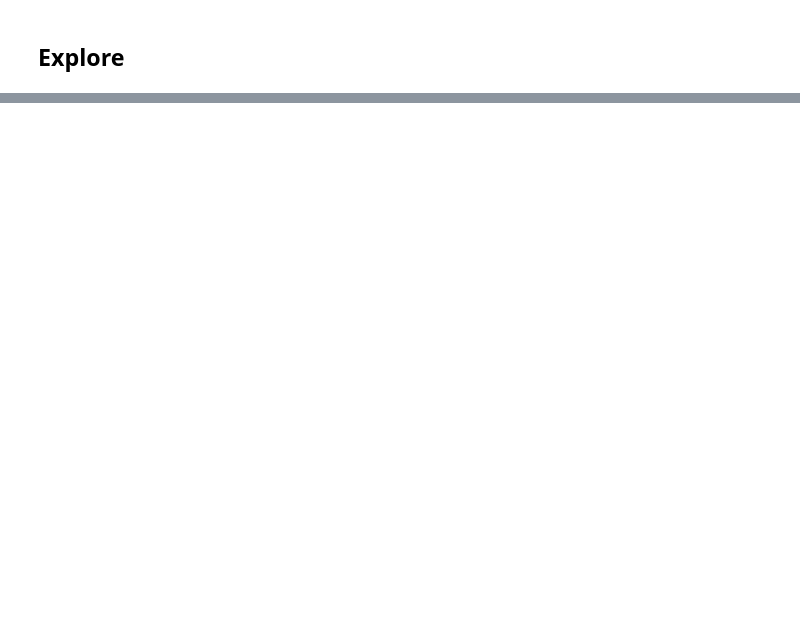
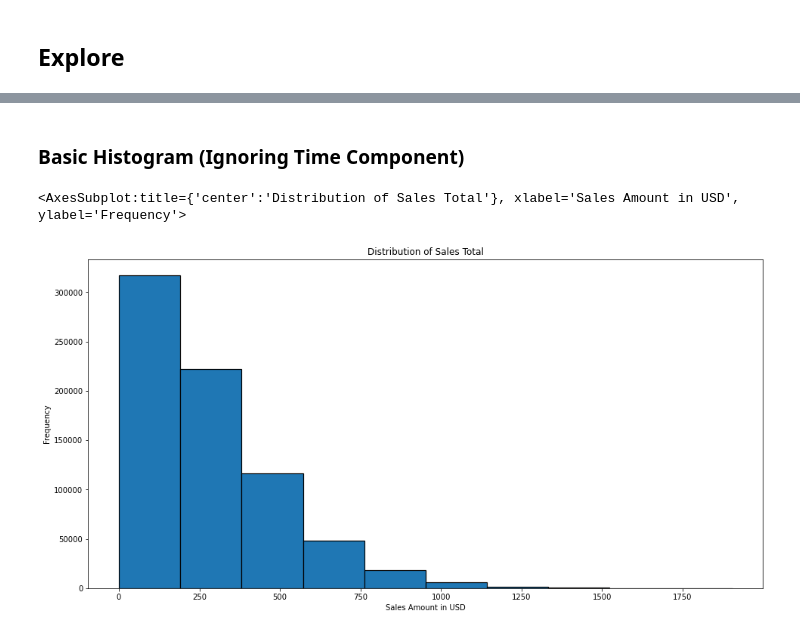
Before and after one commit to m3redithw/time-series-exercises, a Jupyter notebook: explore.ipynb, the cells around one changed output, grey strips where cells are left out. Saved outputs shown, nothing was run; the diff lists cells and outputs as text; code cells hidden in the pictures; blank space fills up the shorter version.

```diff
--- a/explore.ipynb
+++ b/explore.ipynb
@@ -40,2 +63,5 @@ df.head()
 # %% [markdown]
 ## Explore
+# %%
+y = train.sales_total
+y.head()
@@ -41,0 +76,10 @@ df.head()
+# %% [markdown]
+### Basic Histogram (Ignoring Time Component)
+# %%
+plt.figure(figsize=(16,8))
+plt.title('Distribution of Sales Total')
+plt.xlabel('Sales Amount in USD')
+y.plot.hist(linewidth=1.2, edgecolor='black')
+# %% [output]
+<AxesSubplot:title={'center':'Distribution of Sales Total'}, xlabel='Sales Amount in USD', ylabel='Frequency'>
+[figure, added]
```
Also changed, not shown: parts of 10 cells of this notebook.
